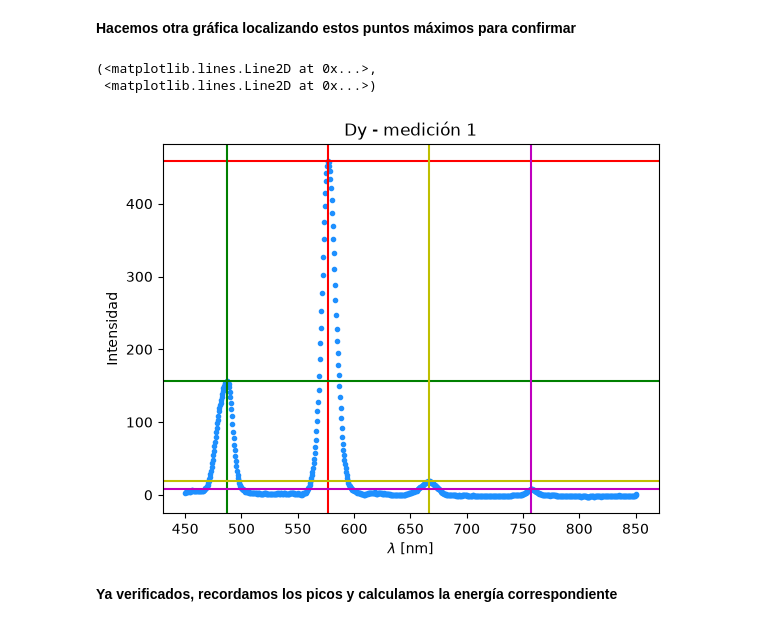
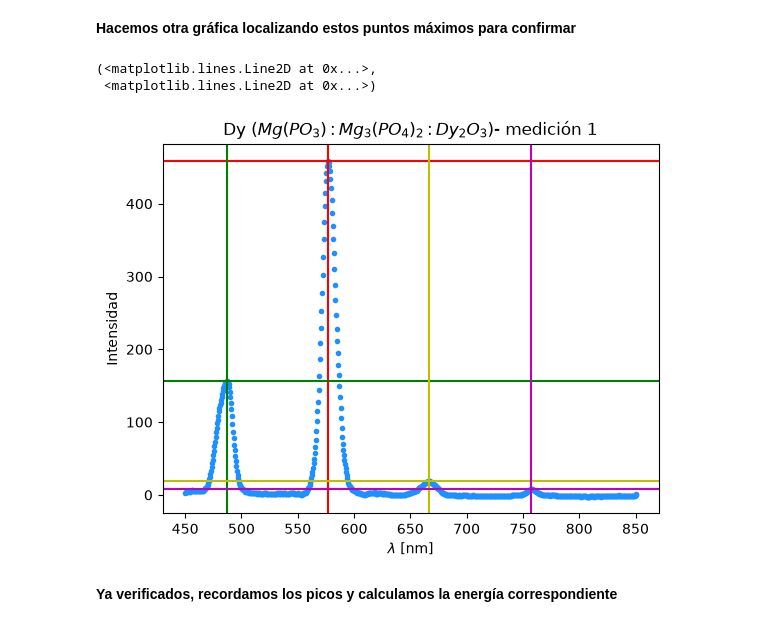
Before and after one commit to Alexi5omg/Labo-Contemporanea-I, a Jupyter notebook: P2-Propiedades_Opticas_Tierras_Raras/Analisis-P2.ipynb, the cells around one changed output. Cells and saved outputs as stored; diff of their text form; code cells hidden in the pictures.

Commit message:
Gráficas y picos de todos los espectros

```diff
--- a/P2-Propiedades_Opticas_Tierras_Raras/Analisis-P2.ipynb
+++ b/P2-Propiedades_Opticas_Tierras_Raras/Analisis-P2.ipynb
@@ -74,33 +75,33 @@ plt.grid()
 **Calculamos cada pico**
 # %%
 # Ubicamos el pico (1) más grande
-dy_med_1_maxInt_1 = max(dy_med_1_y)
-dy_med_1_pico_1 = dy_med_1_x[np.argmax(dy_med_1_y)]
+dy_mg_med_1_maxInt_1 = max(dy_mg_med_1_y)
+dy_mg_med_1_pico_1 = dy_mg_med_1_x[np.argmax(dy_mg_med_1_y)]
 
-print('Intensidad max 1 =',dy_med_1_maxInt_1)
-print(r'Lambda max 1 =',dy_med_1_pico_1)
+print('Intensidad max 1 =',dy_mg_med_1_maxInt_1)
+print(r'Lambda max 1 =',dy_mg_med_1_pico_1)
 
 # Ubicamos los demás picos ajustando el rango a mano (viendo la gráfica)
 # pico (2)
-dy_med_1_maxInt_2 = max(dy_med_1_y[0:100])
-dy_med_1_pico_2 = dy_med_1_x[np.argmax(dy_med_1_y[0:100])]
+dy_mg_med_1_maxInt_2 = max(dy_mg_med_1_y[0:100])
+dy_mg_med_1_pico_2 = dy_mg_med_1_x[np.argmax(dy_mg_med_1_y[0:100])]
 
-print('Intensidad max 2 =',dy_med_1_maxInt_2)
-print(r'Lambda max 2 =',dy_med_1_pico_2)
+print('Intensidad max 2 =',dy_mg_med_1_maxInt_2)
+print(r'Lambda max 2 =',dy_mg_med_1_pico_2)
 
 # pico (3)
-dy_med_1_maxInt_3 = max(dy_med_1_y[400:500])
-dy_med_1_pico_3 = dy_med_1_x[400 + np.argmax(dy_med_1_y[400:500])]
+dy_mg_med_1_maxInt_3 = max(dy_mg_med_1_y[400:500])
+dy_mg_med_1_pico_3 = dy_mg_med_1_x[400 + np.argmax(dy_mg_med_1_y[400:500])]
 
-print('Intensidad max 3 =',dy_med_1_maxInt_3)
-print(r'Lambda max 3 =',dy_med_1_pico_3)
+print('Intensidad max 3 =',dy_mg_med_1_maxInt_3)
+print(r'Lambda max 3 =',dy_mg_med_1_pico_3)
 
 # pico (4)
-dy_med_1_maxInt_4 = max(dy_med_1_y[600:700])
-dy_med_1_pico_4 = dy_med_1_x[600 + np.argmax(dy_med_1_y[600:700])]
+dy_mg_med_1_maxInt_4 = max(dy_mg_med_1_y[600:700])
+dy_mg_med_1_pico_4 = dy_mg_med_1_x[600 + np.argmax(dy_mg_med_1_y[600:700])]
 
-print('Intensidad max 4 =',dy_med_1_maxInt_4)
-print(r'Lambda max 4 =',dy_med_1_pico_4)
+print('Intensidad max 4 =',dy_mg_med_1_maxInt_4)
+print(r'Lambda max 4 =',dy_mg_med_1_pico_4)
 # %% [output]
 Intensidad max 1 = 459.090863
 Lambda max 1 = 577.0
@@ -113,18 +114,18 @@ Lambda max 4 = 757.5
 # %% [markdown]
 **Hacemos otra gráfica localizando estos puntos máximos para confirmar**
 # %%
-plt.plot(dy_med_1_x,dy_med_1_y,'.',c='dodgerblue')
-plt.title('Dy - medición 1')
+plt.plot(dy_mg_med_1_x,dy_mg_med_1_y,'.',c='dodgerblue')
+plt.title(r'Dy ($Mg(PO_3):Mg_3(PO_4)_2:Dy_2O_3$)- medición 1')
 plt.xlabel(r'$\lambda$ [nm]'), plt.ylabel(r'Intensidad')
-plt.axvline(dy_med_1_pico_1,c='r'), plt.axhline(dy_med_1_maxInt_1,c='r') # pico (1)
-plt.axvline(dy_med_1_pico_2,c='g'), plt.axhline(dy_med_1_maxInt_2,c='g') # pico (2)
-plt.axvline(dy_med_1_pico_3,c='y'), plt.axhline(dy_med_1_maxInt_3,c='y') # pico (3)
-plt.axvline(dy_med_1_pico_4,c='m'), plt.axhline(dy_med_1_maxInt_4,c='m') # pico (4)
+plt.axvline(dy_mg_med_1_pico_1,c='r'), plt.axhline(dy_mg_med_1_maxInt_1,c='r') # pico (1)
+plt.axvline(dy_mg_med_1_pico_2,c='g'), plt.axhline(dy_mg_med_1_maxInt_2,c='g') # pico (2)
+plt.axvline(dy_mg_med_1_pico_3,c='y'), plt.axhline(dy_mg_med_1_maxInt_3,c='y') # pico (3)
+plt.axvline(dy_mg_med_1_pico_4,c='m'), plt.axhline(dy_mg_med_1_maxInt_4,c='m') # pico (4)
 #plt.grid()
 # %% [output]
 (<matplotlib.lines.Line2D at 0x...>,
  <matplotlib.lines.Line2D at 0x...>)
-[figure, old version]
+[figure, new version]
 # %% [markdown]
 **Ya verificados, recordamos los picos y calculamos la energía correspondiente**
 # %%
```
Also changed, not shown: parts of 185 cells of this notebook.
